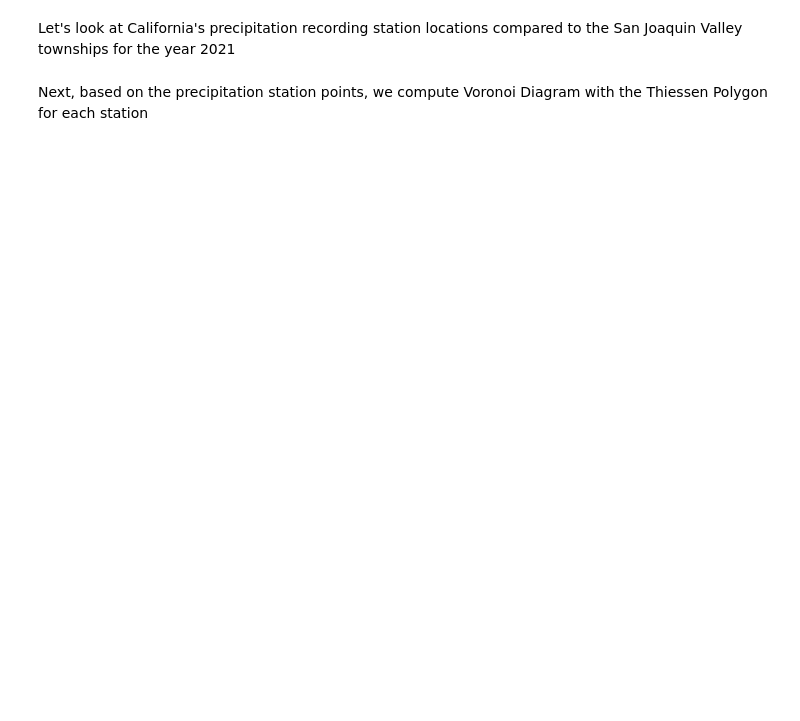
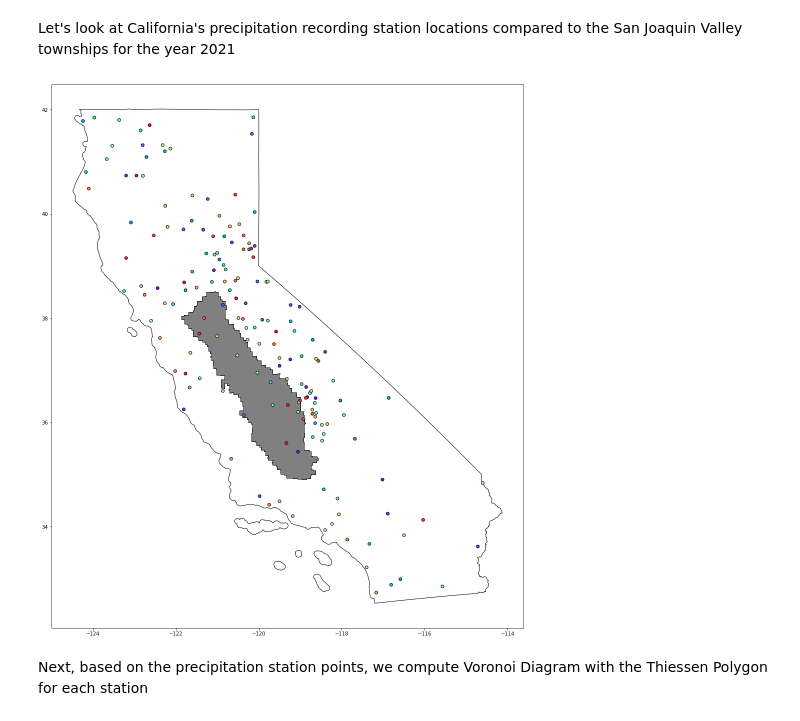
Before and after one commit to sjtalkar/milestone2_waterwells_deepnote, a Jupyter notebook: eda/precipitation.ipynb, the cells around one changed output. Drawn from its saved outputs; the diff is of its cells as text; code cells hidden in the pictures; blank space fills up the shorter version.

```diff
--- a/eda/precipitation.ipynb
+++ b/eda/precipitation.ipynb
@@ -39,11 +83,13 @@ precipitation_dataset.map_df
 # %% [markdown]
 Let's look at California's precipitation recording station locations compared to the San Joaquin Valley townships for the year 2021
 # %%
-fig, ax = plt.subplots(figsize=(30,30))
+fig, ax = plt.subplots(figsize=(20,20))
 precipitation_dataset.ca_boundaries.plot(ax=ax, facecolor="none", edgecolor='black', linewidth = 1, cmap=None, legend=None)
 precipitation_dataset.sjv_boundaries.plot(ax=ax, facecolor="grey", edgecolor='black', linewidth = 1, cmap=None, legend=None)
 precipitation_dataset.map_df[precipitation_dataset.map_df["YEAR"]==2021].plot(ax=ax, edgecolor='black', linewidth = 1, cmap="rainbow", legend=True)
 plt.show()
+# %% [output]
+[figure, added]
 # %% [markdown]
 Next, based on the precipitation station points, we compute Voronoi Diagram with the Thiessen Polygon for each station
 # %%
```
Also changed, not shown: parts of 11 cells of this notebook, 9 other files.
